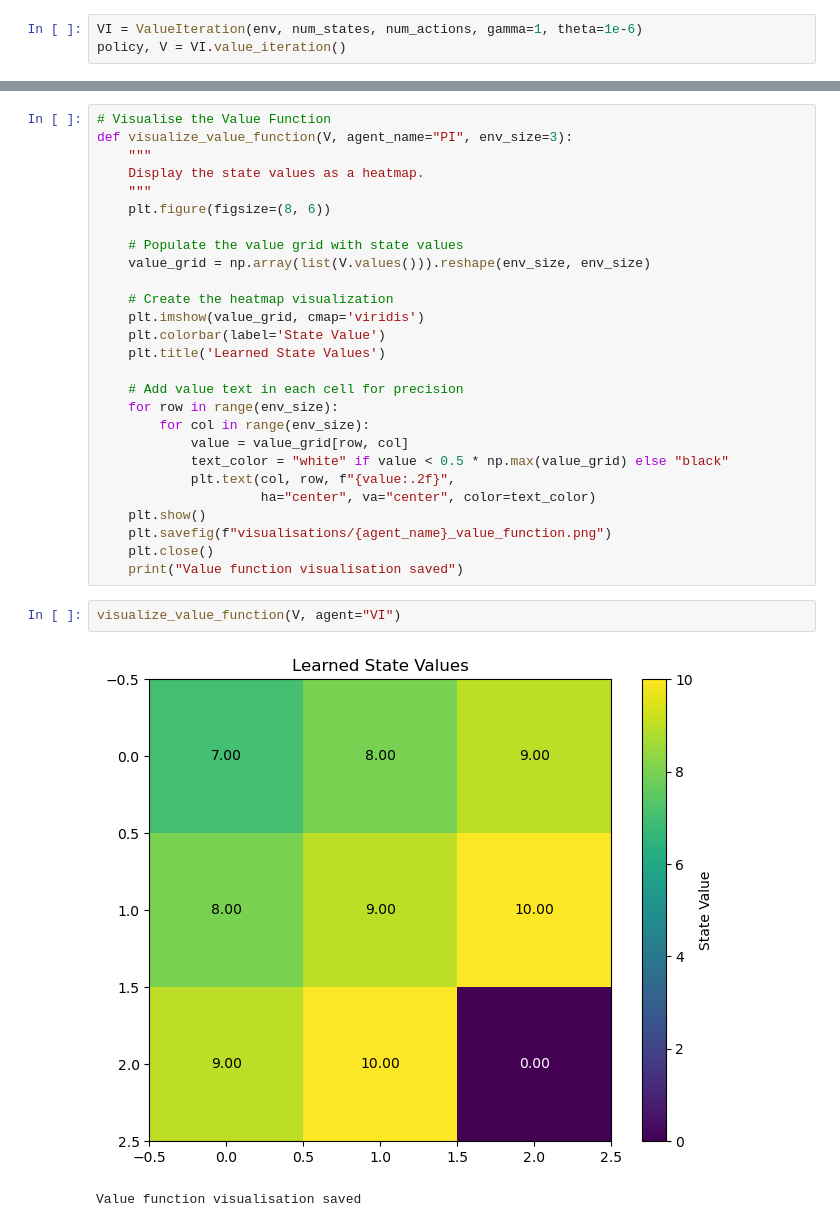
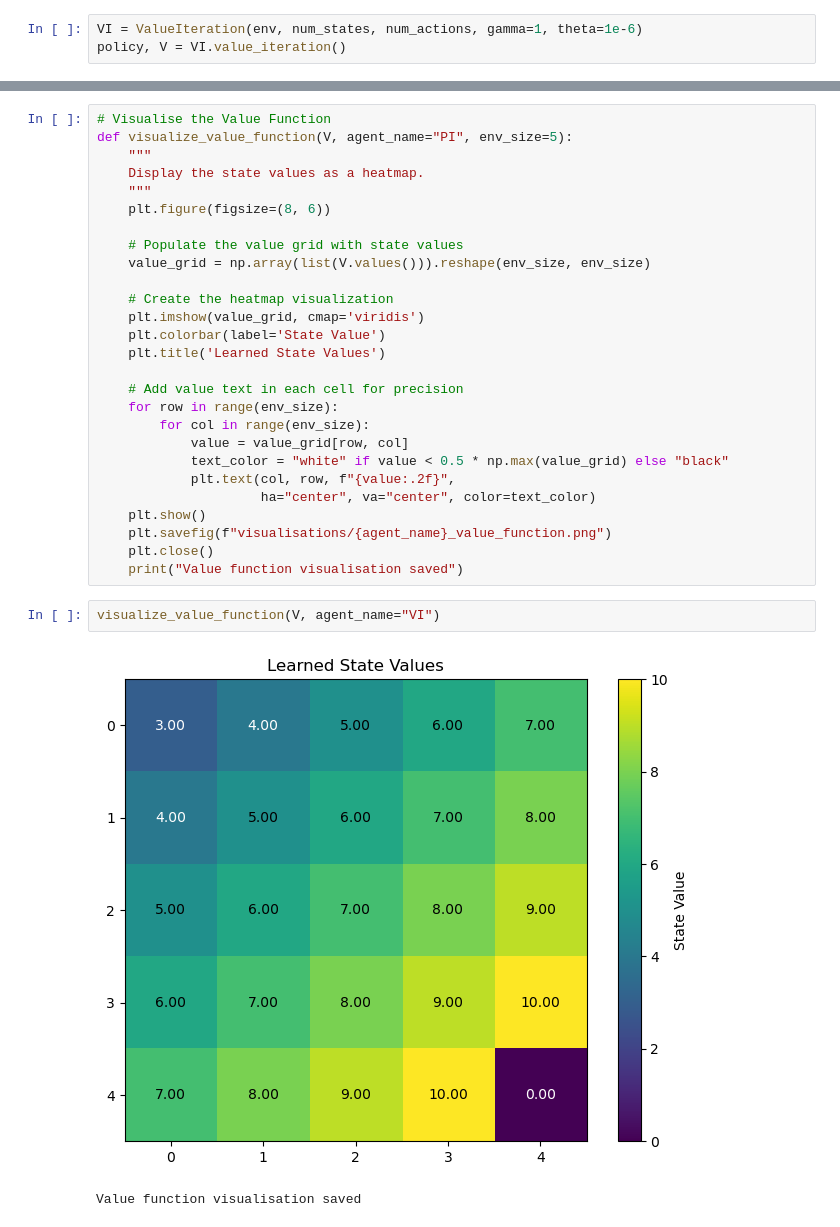
Before and after one commit to martinoywa/reinforcement-learning-notes, a Jupyter notebook: tabular-rl-from-scratch/ValueIterationNotebook.ipynb, the cells around one changed output, grey strips where cells are left out. Saved outputs shown, nothing was run; the diff lists cells and outputs as text.

```diff
--- a/tabular-rl-from-scratch/ValueIterationNotebook.ipynb
+++ b/tabular-rl-from-scratch/ValueIterationNotebook.ipynb
@@ -114,7 +150,7 @@ simulate_policy(env, policy, pause=0.7)
 <Figure size 640x480 with 0 Axes>
 # %%
 # Visualise the Value Function
-def visualize_value_function(V, agent_name="PI", env_size=3):
+def visualize_value_function(V, agent_name="PI", env_size=5):
     """
     Display the state values as a heatmap.
     """
@@ -140,7 +176,7 @@ def visualize_value_function(V, agent_name="PI", env_size=3):
     plt.close()
     print("Value function visualisation saved")
 # %%
-visualize_value_function(V, agent="VI")
+visualize_value_function(V, agent_name="VI")
 # %% [output]
-[figure, old version]
+[figure, new version]
 Value function visualisation saved
```
Also changed, not shown: parts of 3 cells of this notebook, 5 other files.
